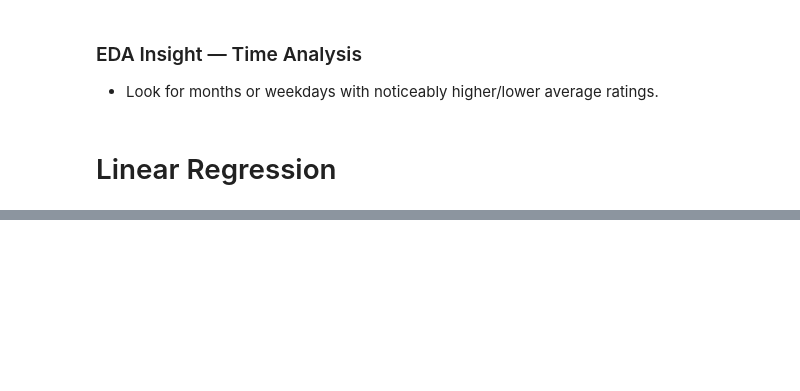
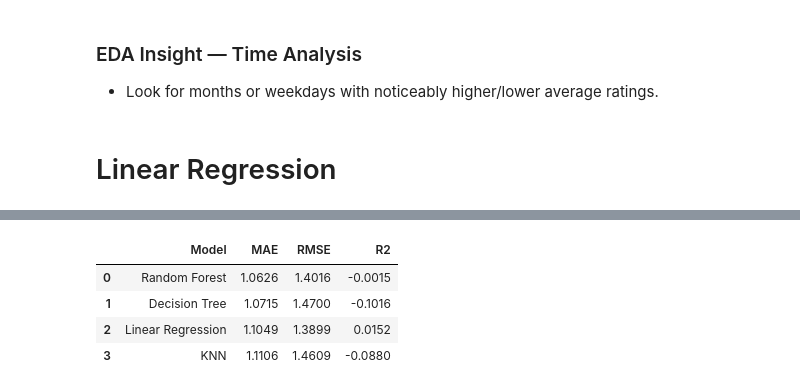
Before and after one commit to Mar-SHieee/Customer-Rating-Prediction, a Jupyter notebook: Customer_Rating_Prediction.ipynb, the cells around one changed output, grey strips where cells are left out. Drawn from its saved outputs; the diff is of its cells as text; code cells hidden in the pictures; blank space fills up the shorter version.

```diff
--- a/Customer_Rating_Prediction.ipynb
+++ b/Customer_Rating_Prediction.ipynb
@@ -1324,0 +1848,12 @@ display(model_comparison.round(4))
+# %%
+model_comparison_sorted = model_comparison.sort_values(
+    by=["MAE", "RMSE"], ascending=[True, True]
+).reset_index(drop=True)
+
+display(model_comparison_sorted.round(4))
+# %% [output]
+|  | Model | MAE | RMSE | R2 |
+| 0 | Random Forest | 1.0626 | 1.4016 | -0.0015 |
+| 1 | Decision Tree | 1.0715 | 1.4700 | -0.1016 |
+| 2 | Linear Regression | 1.1049 | 1.3899 | 0.0152 |
+| 3 | KNN | 1.1106 | 1.4609 | -0.0880 |
```
Also changed, not shown: parts of 63 cells of this notebook.
